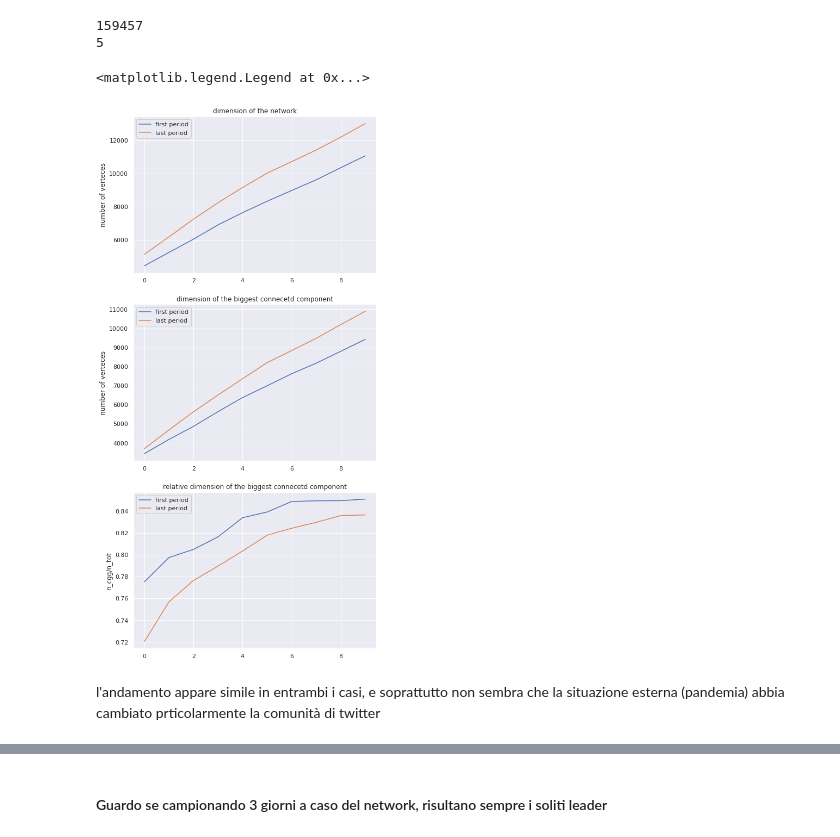
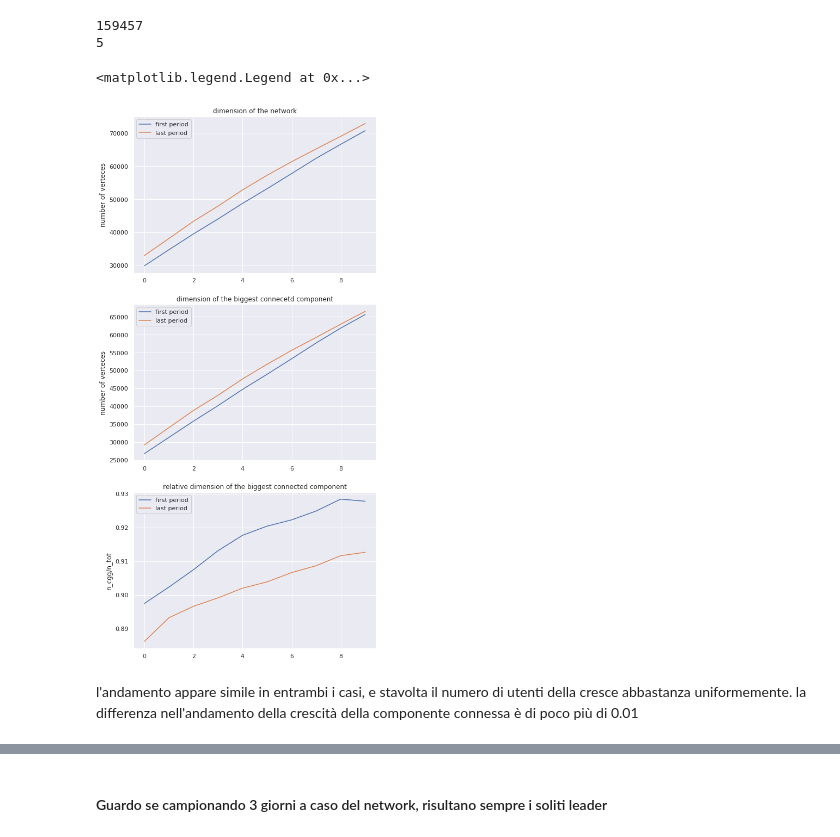
Before and after one commit to DanielePignedoli/Twitter_project, a Jupyter notebook: Network Density ad Connected Component .ipynb, the cells around one changed output, grey strips where cells are left out. Cells and saved outputs as stored; diff of their text form; code cells hidden in the pictures.

```diff
--- a/Network Density ad Connected Component .ipynb
+++ b/Network Density ad Connected Component .ipynb
@@ -42,7 +48,7 @@ faccio lo stesso per gli ultimi 15 giorni
 # %%
 graphs_last_15  = []
 for day in range(18,31):
-    graphs_last_15.append(build_graph(df, day, init_day=15))
+    graphs_last_15.append(build_graph_by_day(df, day, init_day=15))
 
 giant_connected_component_dimension_bis = []
 relative_gcc_dimension_bis = []
@@ -142,12 +153,12 @@ osservo che nel secondo priodo parto gia da un network con più di 3 volte quell
 # %% [markdown]
 non ho trovato un metodo di unione dei grafici per risparmiare tempo invecedi ricalcolarli ogni volta dal giorno 0, poichè non sembra ci sia la possibilità di sommare i pesi dei link durante l'unione
 # %%
-graphs  = {'first' :[],'last':[]}
-for day in range(5,18):
-    graphs['first'].append(build_graph(df, day, init_day=0))
+graphs  = {'first' :[],'last':[]}  #per evitare di nominare troppe variabili, salvo tutto i questo dizionario
+for day in range(5,18): #aggiungo due giorni al primo network del primo periodo, e ne levo due da quello del secondo
+    graphs['first'].append(build_graph_by_day(df, day, init_day=0))
 
 for day in range(18,31):
-    graphs['last'].append(build_graph(df, day, init_day=17))
+    graphs['last'].append(build_graph_by_day(df, day, init_day=17))
 
 gcc = {'first' :[],'last':[]}
 rel_gcc = {'first' :[],'last':[]}
@@ -204,6 +217,6 @@ len(df_half)//2
 # %%
-df_half1 = df_half.iloc[:len(df_half)//2]
-df_half2 = df_half.iloc[len(df_half)//2:]
+df_half1 = df.iloc[:len(df)//2] # divido tutti i dati i due metà
+df_half2 = df.iloc[len(df)//2:]
 # %%
 len(df_half1) == len(df_half2)
 # %% [output]
@@ -215,8 +228,8 @@ print((len(df_half)//2)%15) # resto della suddivisione
 159457
 5
 # %%
-initial_set = ((len(df_half)//2)//15)*5 + (len(df_half)//2)%15
-new_lines = (len(df_half)//2)//15
+initial_set = (len(df_half1)//15)*5 + (len(df)//2)%15  #dati del primo --> 5 parti più il resto
+new_lines = len(df_half1)//15
 # %%
 def build_graph_iter(data,it_number):
     global initial_set
@@ -247,34 +260,34 @@ for g in graphs['last']:
 # %%
 fig, (ax0, ax1,ax2) = plt.subplots(3,1,figsize = (8,18))
 ax0.plot([g.vcount() for g in graphs['first']], label='first period')
 ax0.plot([g.vcount() for g in graphs['last']],label='last period')
 ax0.set_title('dimension of the network')
 ax0.set_ylabel('number of verteces')
 #ax0.set_xlabel('days of the network')
 #ax0.set_xticks(range(13))
 #ax0.set_xticklabels(range(4,17))
 ax0.legend()
 ax1.plot(gcc['first'], label='first period')
 ax1.plot(gcc['last'],label='last period')
 ax1.set_title('dimension of the biggest connecetd component')
 ax1.set_ylabel('number of verteces')
 #ax1.set_xlabel('days of the network')
 #ax1.set_xticks(range(13))
 #ax1.set_xticklabels(range(4,17))
 ax1.legend()
 ax2.plot(rel_gcc['first'],label='first period')
 ax2.plot(rel_gcc['last'], label='last period')
-ax2.set_title('relative dimension of the biggest connecetd component')
+ax2.set_title('relative dimension of the biggest connected component')
 ax2.set_ylabel('n_cgg/n_tot')
 #ax2.set_xlabel('days of the network')
 #ax2.set_xticks(range(13))
 #ax2.set_xticklabels(range(4,17))
 ax2.legend()
 # %% [output]
 <matplotlib.legend.Legend at 0x...>
-[figure, old version]
+[figure, new version]
-# %% [markdown]
-l'andamento appare simile in entrambi i casi, e soprattutto non sembra che la situazione esterna (pandemia) abbia cambiato prticolarmente la comunità di twitter
+# %% [markdown]
+l'andamento appare simile in entrambi i casi, e stavolta il numero di utenti della cresce abbastanza uniformemente. la differenza nell'andamento della crescità della componente connessa è di poco più di 0.01
 # %%
 fig,ax = plt.subplots(1,1, figsize= (8,6))
 ax.plot([g.density() for g in graphs['first']], label='first')
```
Also changed, not shown: parts of 67 cells of this notebook.
